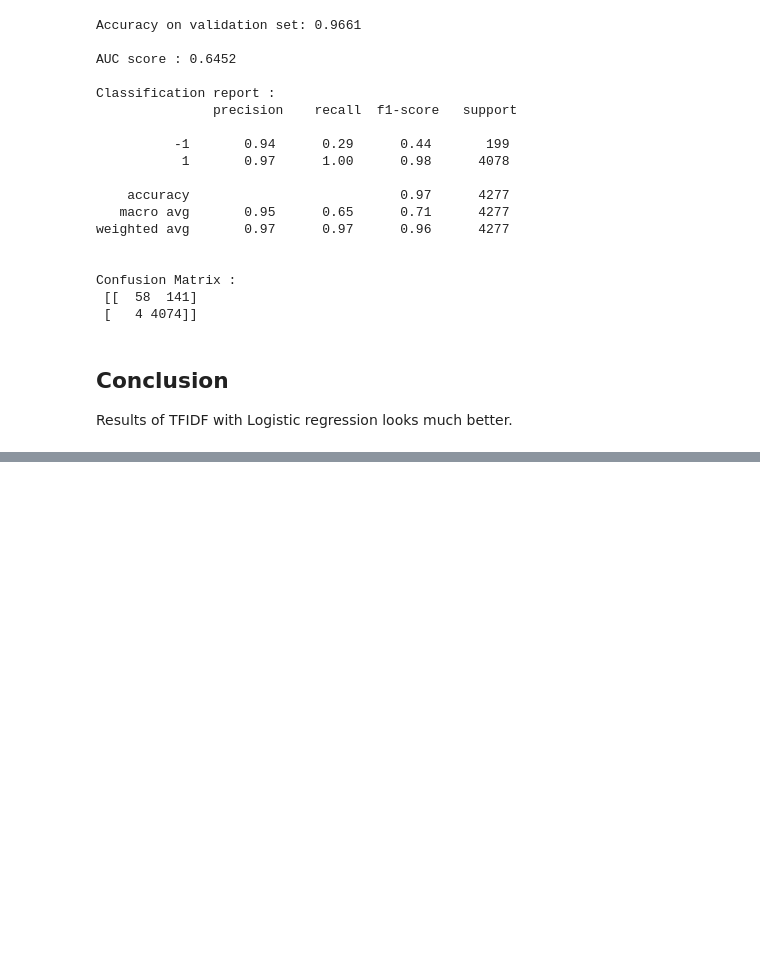
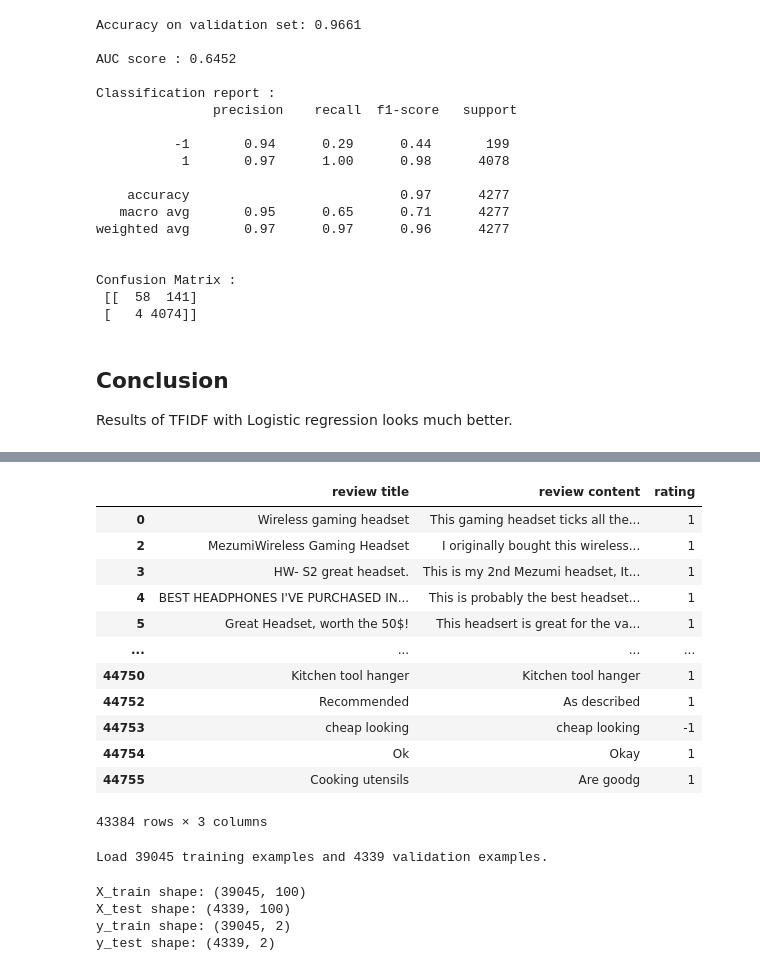
Before and after one commit to Suraj520/data-science, a Jupyter notebook: MachineLearning/Ecommerce_Product_Review/sentiment_analysis/notebook.ipynb, the cells around one changed output, grey strips where cells are left out. Saved outputs shown, nothing was run; the diff lists cells and outputs as text; code cells hidden in the pictures; blank space fills up the shorter version.

```diff
--- a/MachineLearning/Ecommerce_Product_Review/sentiment_analysis/notebook.ipynb
+++ b/MachineLearning/Ecommerce_Product_Review/sentiment_analysis/notebook.ipynb
@@ -486,0 +529,80 @@ Results of TFIDF with Logistic regression looks much better.
+# %%
+# converting the ratings to boolean now via transformers pipeline
+cols = ['review title', 'review content', 'rating']
+
+#pipeline
+preprocessor = Pipeline([
+    #at first duplicated reviews will be removed
+    #('DuplicateRemover', DuplicatesRemover()),
+    #symbols that will be removed are defined in the transformer but a user can define his own/some additional symbols
+    #('TextCleaning',TextCleaner()),
+    #removing popular english words
+    #('StopWordsRemover',StopWordsRemover()),
+    #if stem is False the words will not be stemmed
+    #('Stemmer', Stemmer(stem=False)),
+    #rating changer, in this example negative(1, 2) ratings are equal to -1, neutral (3) 0 and positive(4,5) 1
+    ('Rating', Rating(scale={1:-1, 2:-1, 3:0, 4:1, 5:1})),
+    #('DuplicateRemover2', DuplicatesRemover())
+])
+# %%
+#cleaned reviews are available after running this cell (note: it may take a while)
+preprocessor.fit(df[cols])
+lstm_data = preprocessor.transform(df[cols])
+# %%
+lstm_data
+# %% [output]
+|  | review title | review content | rating |
+| 0 | Wireless gaming headset | This gaming headset ticks all the... | 1 |
+| 2 | MezumiWireless Gaming Headset | I originally bought this wireless... | 1 |
+| 3 | HW- S2 great headset. | This is my 2nd Mezumi headset, It... | 1 |
+| 4 | BEST HEADPHONES I'VE PURCHASED IN... | This is probably the best headset... | 1 |
+| 5 | Great Headset, worth the 50$! | This headsert is great for the va... | 1 |
+| ... | ... | ... | ... |
+| 44750 | Kitchen tool hanger | Kitchen tool hanger | 1 |
+| 44752 | Recommended | As described | 1 |
+| 44753 | cheap looking | cheap looking | -1 |
+| 44754 | Ok | Okay | 1 |
+| 44755 | Cooking utensils | Are goodg | 1 |
+43384 rows × 3 columns
+# %%
+# train test split
+
+X_train, X_test, y_train, y_test = train_test_split(lstm_data['review content'], lstm_data['rating'], \
+                                                    test_size=0.1, random_state=0)
+
+print('Load %d training examples and %d validation examples. \n' %(X_train.shape[0],X_test.shape[0]))
+# %% [output]
+Load 39045 training examples and 4339 validation examples.
+# %%
+top_words = 20000
+maxlen = 100
+batch_size = 32
+nb_classes = 2
+nb_epoch = 3
+
+
+# Vectorize X_train and X_test to 2D tensor
+tokenizer = Tokenizer(nb_words=top_words) #only consider top 20000 words in the corpse
+tokenizer.fit_on_texts(X_train)
+# tokenizer.word_index #access word-to-index dictionary of trained tokenizer
+
+sequences_train = tokenizer.texts_to_sequences(X_train)
+sequences_test = tokenizer.texts_to_sequences(X_test)
+
+X_train_seq = pad_sequences(sequences_train, maxlen=maxlen)
+X_test_seq = pad_sequences(sequences_test, maxlen=maxlen)
+
+
+# one-hot encoding of y_train and y_test
+y_train_seq = np_utils.to_categorical(y_train, nb_classes)
+y_test_seq = np_utils.to_categorical(y_test, nb_classes)
+
+print('X_train shape:', X_train_seq.shape) #(27799, 100)
+print('X_test shape:', X_test_seq.shape) #(3089, 100)
+print('y_train shape:', y_train_seq.shape) #(27799, 2)
+print('y_test shape:', y_test_seq.shape) #(3089, 2)
+# %% [output]
+X_train shape: (39045, 100)
+X_test shape: (4339, 100)
+y_train shape: (39045, 2)
+y_test shape: (4339, 2)
```
Also changed, not shown: parts of 14 cells of this notebook, 1 other file.
